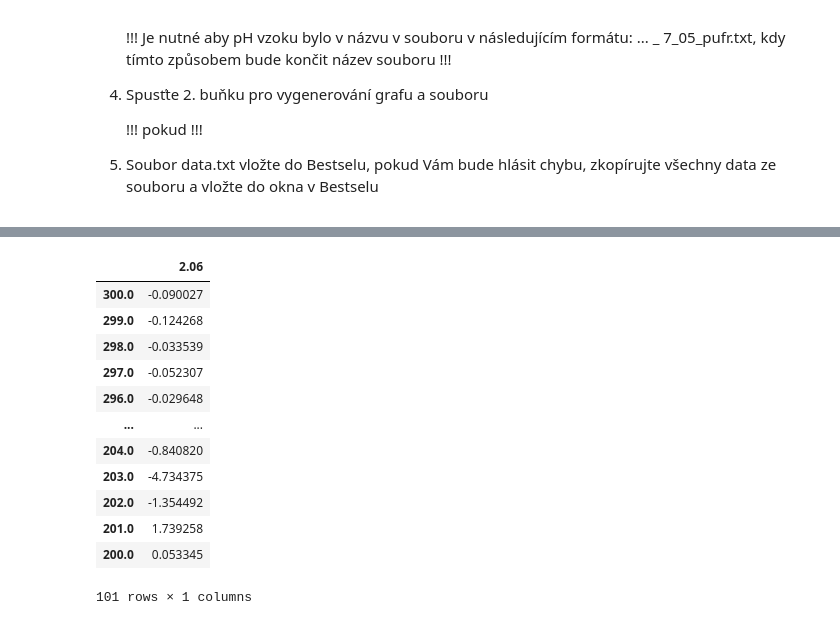
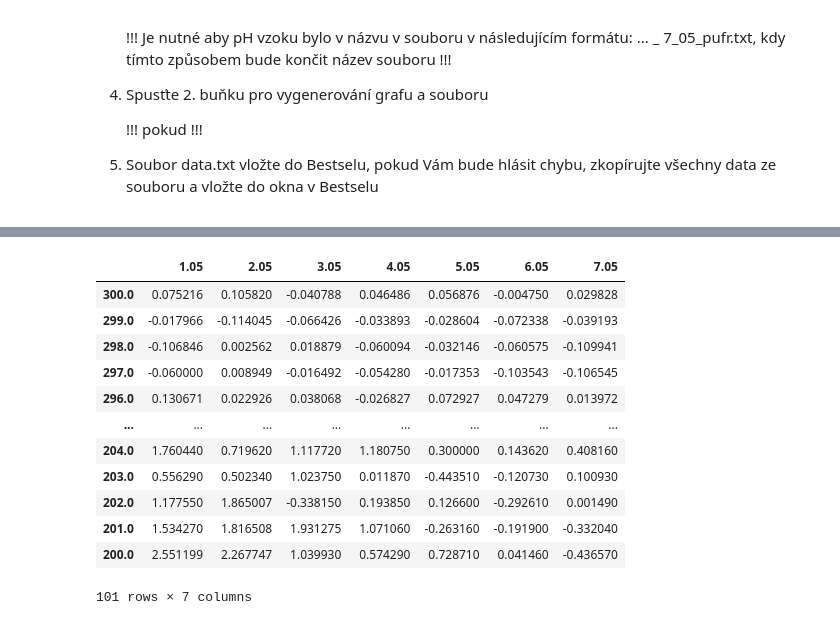
Before and after one commit to Xixaus/Nastroje, a Jupyter notebook: CD_extrakce+vyhlazení.ipynb, the cells around one changed output, grey strips where cells are left out. Drawn from its saved outputs; the diff is of its cells as text; code cells hidden in the pictures.

```diff
--- a/CD_extrakce+vyhlazení.ipynb
+++ b/CD_extrakce+vyhlazení.ipynb
@@ -11,6 +11,10 @@
 
     !!! pokud !!!
 4. Soubor data.txt vložte do Bestselu, pokud Vám bude hlásit chybu, zkopírujte všechny data ze souboru a vložte do okna v Bestselu
+# %%
+#@title Volby { run: "auto", vertical-output: true }
+
+choice = "Elipticita" # @param ["Elipticita", "Absorbance"]
 # %%
 #@title Knihovny a vytvoření/smazání složek { run: "auto", vertical-output: true }
 
@@ -38,73 +42,77 @@ if os.path.exists("/content/sample_data"):
 
 #funkce pro extrakci dat ze souborů
 
-def extract_data(folder_path):
+def extract_data(folder_path, col):
     file_list = os.listdir(folder_path)
     df = pd.DataFrame() #vytvoření prázného dataframe
 
     for filename in file_list: #iterace každého souboru ve složce
         if filename.endswith(".txt"): #podmínka pro extrakci pouze z .txt souborů
             number = (filename.split("_")[-3].split(".")[0]) + "." + filename.split("_")[-2].split(".")[0] #pojmenování spektra, konkrétně pH, které je na konci ve formátu ..._7_05_pufr.txt
-            data = pd.read_csv(f"{folder_path}/{filename}", delimiter='\t', usecols=[0,1], header=None) #extrakce vlnových délek
+            data = pd.read_csv(f"{folder_path}/{filename}", delimiter='\t', usecols=[0,col], header=None) #extrakce vlnových délek
 
             start = data[data[0] == "XYDATA"].index[0] + 1
+
             try:
                 end = data[data == "##### Extended Information"].dropna(how='all').index.item()
             except:
                 end = None
 
             axis = data.iloc[start:end, 0].values.flatten()
-            spectrum = data.iloc[start:end, [1]]
-            spectrum = spectrum.rename(columns={1: float(number)})#přejmenování spektra podle promněnné number
+            spectrum = data.iloc[start:end, [col]]
+            spectrum = spectrum.rename(columns={col: float(number)})#přejmenování spektra podle promněnné number
             spectrum.index = axis
 
             df = pd.concat([df, spectrum], axis=1) #spojení dataframe se spectrem
 
     df = df.sort_index(axis=1) #seřazení sepekter podle názvu (number)
     df = df.applymap(lambda x: float(x.replace(',', '.')))
     df.index = df.index.to_series().apply(lambda x: float(x.replace(',', '.')))
     return(df)
 
-samples = extract_data("/content/samples") #extrakce naměřených spekter
-blanks = extract_data("/content/blanks") #extrakce blanků
+directory = {"Elipticita": 1, "Absorbance": 2,"Flurescence": 3}
 
+col = directory[choice]
+
+samples = extract_data("/content/samples", col) #extrakce naměřených spekter
+blanks = extract_data("/content/blanks", col) #extrakce blanků
 
 spectra = samples - blanks
 spectra_SG = samples - blanks #odečtení blanků od spekter
 
-spectra = spectra.astype("float16")
-spectra_SG = spectra_SG.astype("float16")
 
 for column in spectra_SG.columns:
     spectra_SG[column] = savgol_filter(spectra_SG[column], window_length=7, polyorder=2, deriv=0) #vyhlazení pomocí savitzkého-golayových filtrů
 
 fig1 = go.Figure() #vykreslení grafu
 
 for column in spectra.columns:
     fig1.add_trace(go.Scatter(y=spectra[column], x=spectra.index, mode='lines', name=str(column)))
 
+fig1.update_layout(xaxis_title="λ [nm]",
+                   yaxis_title=choice)
 fig1.update_layout(title="Spektra")
 fig1.show()
 
-fig2 = go.Figure() #vykreslení grafu
+
 display(spectra)
 
 
 spectra.to_csv('spectra.txt', sep='\t') #uložení spekter do .txt souboru
 spectra_SG.to_csv('spectra_vyhlazena.txt', sep='\t') #uložení spekter do .txt souboru
 # %% [output]
 [interactive output not drawn]
-|  | 2.06 |
-| 300.0 | -0.090027 |
-| 299.0 | -0.124268 |
-| 298.0 | -0.033539 |
-| 297.0 | -0.052307 |
-| 296.0 | -0.029648 |
-| ... | ... |
-| 204.0 | -0.840820 |
-| 203.0 | -4.734375 |
-| 202.0 | -1.354492 |
-| 201.0 | 1.739258 |
-| 200.0 | 0.053345 |
+|  | 1.05 | 2.05 | 3.05 | 4.05 | 5.05 | 6.05 | 7.05 |
+| 300.0 | 0.075216 | 0.105820 | -0.040788 | 0.046486 | 0.056876 | -0.004750 | 0.029828 |
+| 299.0 | -0.017966 | -0.114045 | -0.066426 | -0.033893 | -0.028604 | -0.072338 | -0.039193 |
+| 298.0 | -0.106846 | 0.002562 | 0.018879 | -0.060094 | -0.032146 | -0.060575 | -0.109941 |
+| 297.0 | -0.060000 | 0.008949 | -0.016492 | -0.054280 | -0.017353 | -0.103543 | -0.106545 |
+| 296.0 | 0.130671 | 0.022926 | 0.038068 | -0.026827 | 0.072927 | 0.047279 | 0.013972 |
+| ... | ... | ... | ... | ... | ... | ... | ... |
+| 204.0 | 1.760440 | 0.719620 | 1.117720 | 1.180750 | 0.300000 | 0.143620 | 0.408160 |
+| 203.0 | 0.556290 | 0.502340 | 1.023750 | 0.011870 | -0.443510 | -0.120730 | 0.100930 |
+| 202.0 | 1.177550 | 1.865007 | -0.338150 | 0.193850 | 0.126600 | -0.292610 | 0.001490 |
+| 201.0 | 1.534270 | 1.816508 | 1.931275 | 1.071060 | -0.263160 | -0.191900 | -0.332040 |
+| 200.0 | 2.551199 | 2.267747 | 1.039930 | 0.574290 | 0.728710 | 0.041460 | -0.436570 |
-101 rows × 1 columns
+101 rows × 7 columns
 # %%
```
Also changed, not shown: parts of 1 cell of this notebook.
